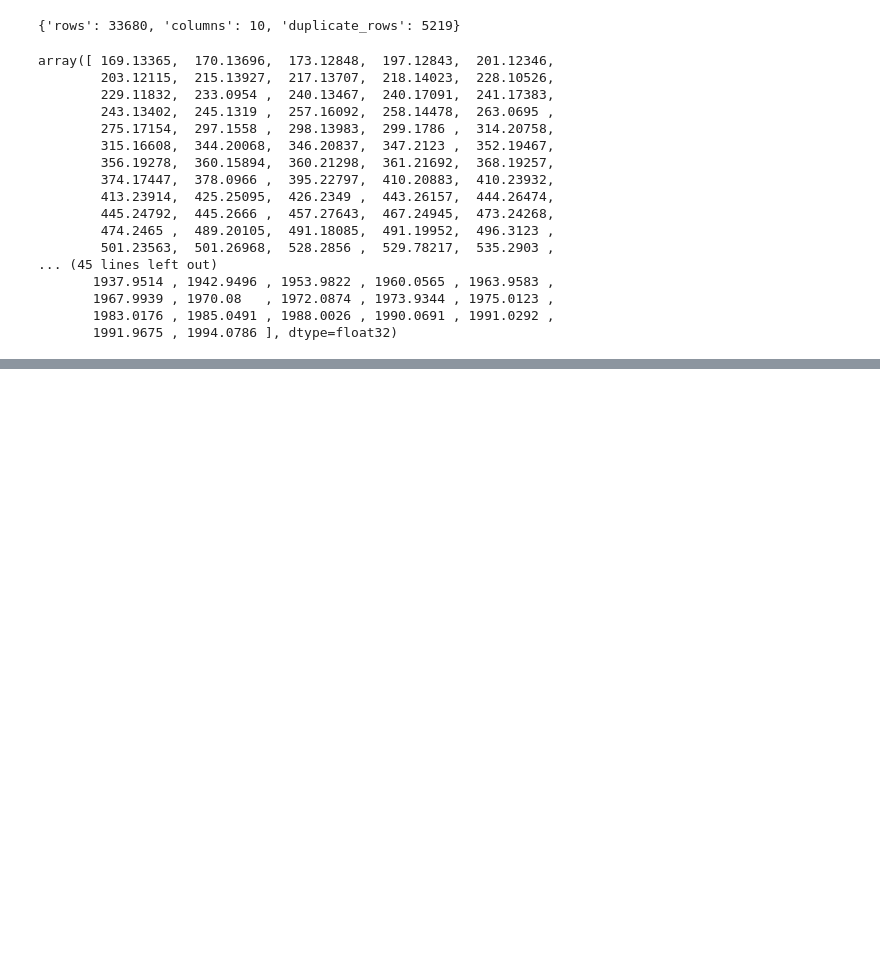
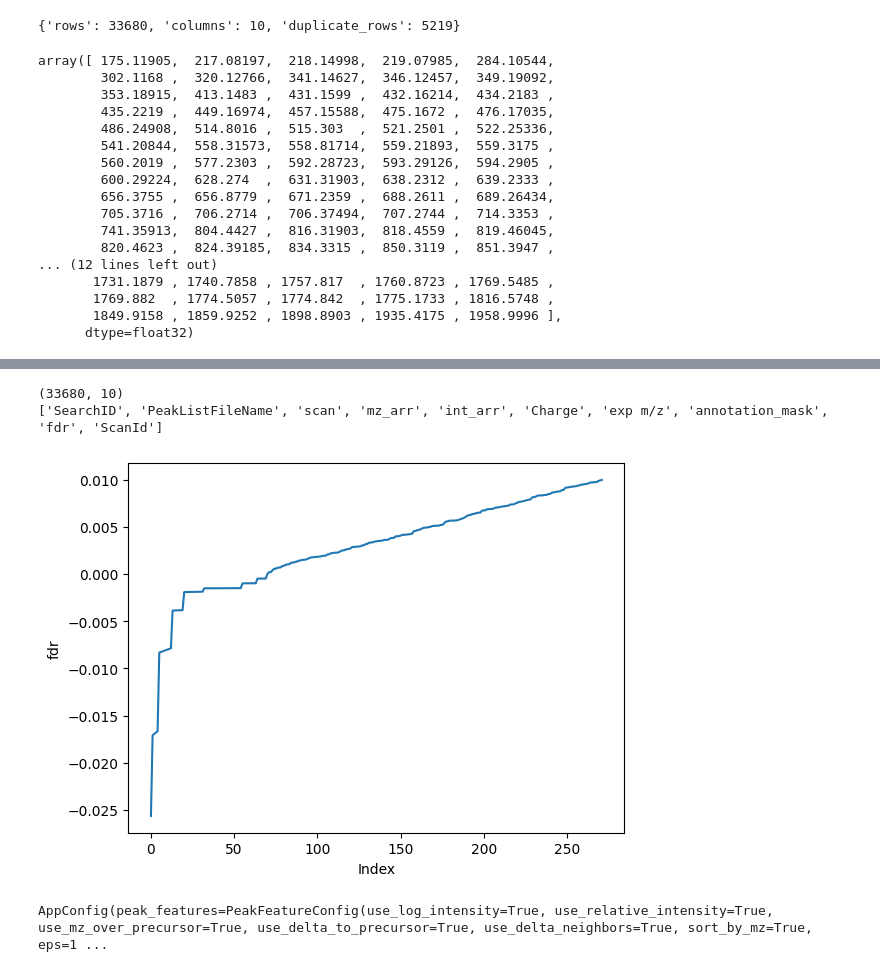
Before and after one commit to lutfia95/denoising, a Jupyter notebook: notebooks/data_check.ipynb, the cells around one changed output, grey strips where cells are left out. Cells and saved outputs as stored; diff of their text form; code cells hidden in the pictures; blank space fills up the shorter version.

```diff
--- a/notebooks/data_check.ipynb
+++ b/notebooks/data_check.ipynb
@@ -16,25 +23,25 @@ print(UNIQUE_LOADER.counts())
 # %% [output]
 {'rows': 33680, 'columns': 10, 'duplicate_rows': 5219}
 # %%
-UNIQUE_DF['mz_arr'][0]
+UNIQUE_DF["mz_arr"][0][UNIQUE_DF["annotation_mask"][0]]
 # %% [output]
-array([ 169.13365,  170.13696,  173.12848,  197.12843,  201.12346,
-        203.12115,  215.13927,  217.13707,  218.14023,  228.10526,
-        229.11832,  233.0954 ,  240.13467,  240.17091,  241.17383,
-        243.13402,  245.1319 ,  257.16092,  258.14478,  263.0695 ,
-        275.17154,  297.1558 ,  298.13983,  299.1786 ,  314.20758,
-        315.16608,  344.20068,  346.20837,  347.2123 ,  352.19467,
-        356.19278,  360.15894,  360.21298,  361.21692,  368.19257,
-        374.17447,  378.0966 ,  395.22797,  410.20883,  410.23932,
-        413.23914,  425.25095,  426.2349 ,  443.26157,  444.26474,
-        445.24792,  445.2666 ,  457.27643,  467.24945,  473.24268,
-        474.2465 ,  489.20105,  491.18085,  491.19952,  496.3123 ,
-        501.23563,  501.26968,  528.2856 ,  529.78217,  535.2903 ,
-... (45 lines left out)
-       1937.9514 , 1942.9496 , 1953.9822 , 1960.0565 , 1963.9583 ,
-       1967.9939 , 1970.08   , 1972.0874 , 1973.9344 , 1975.0123 ,
-       1983.0176 , 1985.0491 , 1988.0026 , 1990.0691 , 1991.0292 ,
-       1991.9675 , 1994.0786 ], dtype=float32)
+array([ 175.11905,  217.08197,  218.14998,  219.07985,  284.10544,
+        302.1168 ,  320.12766,  341.14627,  346.12457,  349.19092,
+        353.18915,  413.1483 ,  431.1599 ,  432.16214,  434.2183 ,
+        435.2219 ,  449.16974,  457.15588,  475.1672 ,  476.17035,
+        486.24908,  514.8016 ,  515.303  ,  521.2501 ,  522.25336,
+        541.20844,  558.31573,  558.81714,  559.21893,  559.3175 ,
+        560.2019 ,  577.2303 ,  592.28723,  593.29126,  594.2905 ,
+        600.29224,  628.274  ,  631.31903,  638.2312 ,  639.2333 ,
+        656.3755 ,  656.8779 ,  671.2359 ,  688.2611 ,  689.26434,
+        705.3716 ,  706.2714 ,  706.37494,  707.2744 ,  714.3353 ,
+        741.35913,  804.4427 ,  816.31903,  818.4559 ,  819.46045,
+        820.4623 ,  824.39185,  834.3315 ,  850.3119 ,  851.3947 ,
+... (12 lines left out)
+       1731.1879 , 1740.7858 , 1757.817  , 1760.8723 , 1769.5485 ,
+       1769.882  , 1774.5057 , 1774.842  , 1775.1733 , 1816.5748 ,
+       1849.9158 , 1859.9252 , 1898.8903 , 1935.4175 , 1958.9996 ],
+      dtype=float32)
 # %%
 UNIQUE_LOADER.preview()
 # %% [output]
@@ -47,10 +54,19 @@ UNIQUE_LOADER.preview()
 # %%
 print(UNIQUE_DF.shape)
 print(UNIQUE_DF.columns.tolist())
-UNIQUE_DF.head()
 VALS = sorted(UNIQUE_DF["fdr"].dropna().unique())
 
 plt.plot(VALS)
 plt.xlabel("Index")
 plt.ylabel("fdr")
 plt.show()
+# %% [output]
+(33680, 10)
+['SearchID', 'PeakListFileName', 'scan', 'mz_arr', 'int_arr', 'Charge', 'exp m/z', 'annotation_mask', 'fdr', 'ScanId']
+[figure, added]
+# %%
+CONFIG_PATH = Path.cwd().parent / "configs" / "config.yml"
+APP_CONFIG = load_config(CONFIG_PATH)
+APP_CONFIG
+# %% [output]
+AppConfig(peak_features=PeakFeatureConfig(use_log_intensity=True, use_relative_intensity=True, use_mz_over_precursor=True, use_delta_to_precursor=True, use_delta_neighbors=True, sort_by_mz=True, eps=1 ...
```
Also changed, not shown: parts of 11 cells of this notebook, 11 other files.
